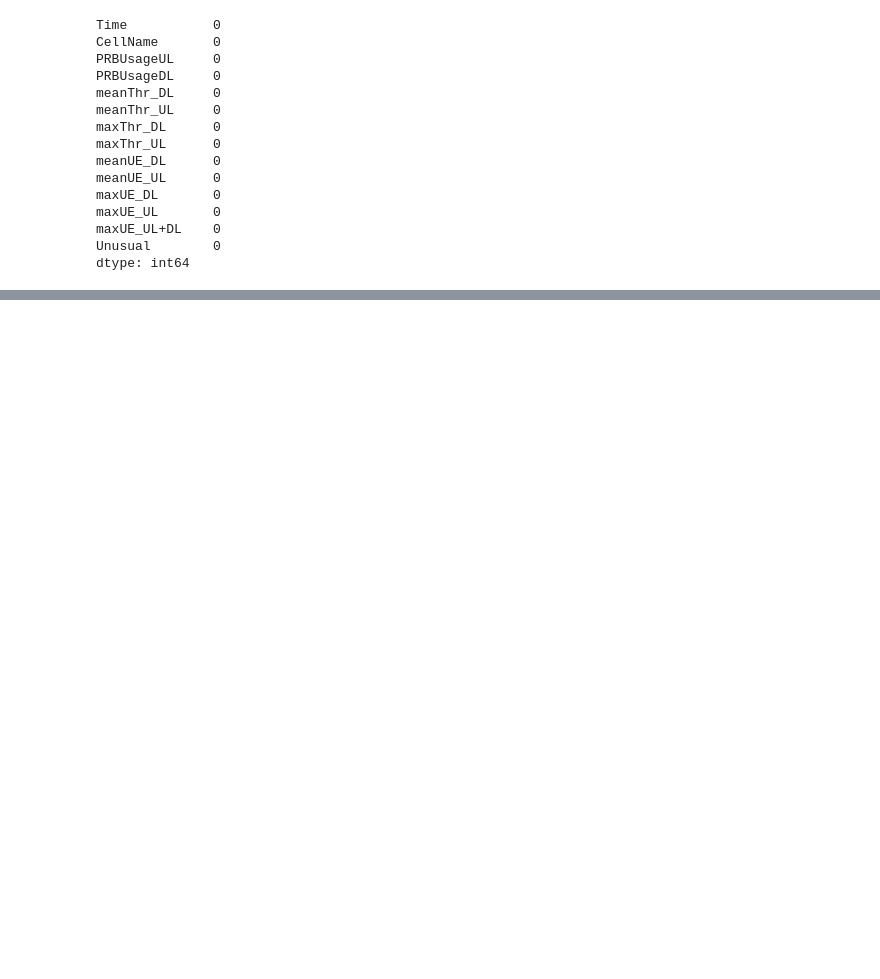
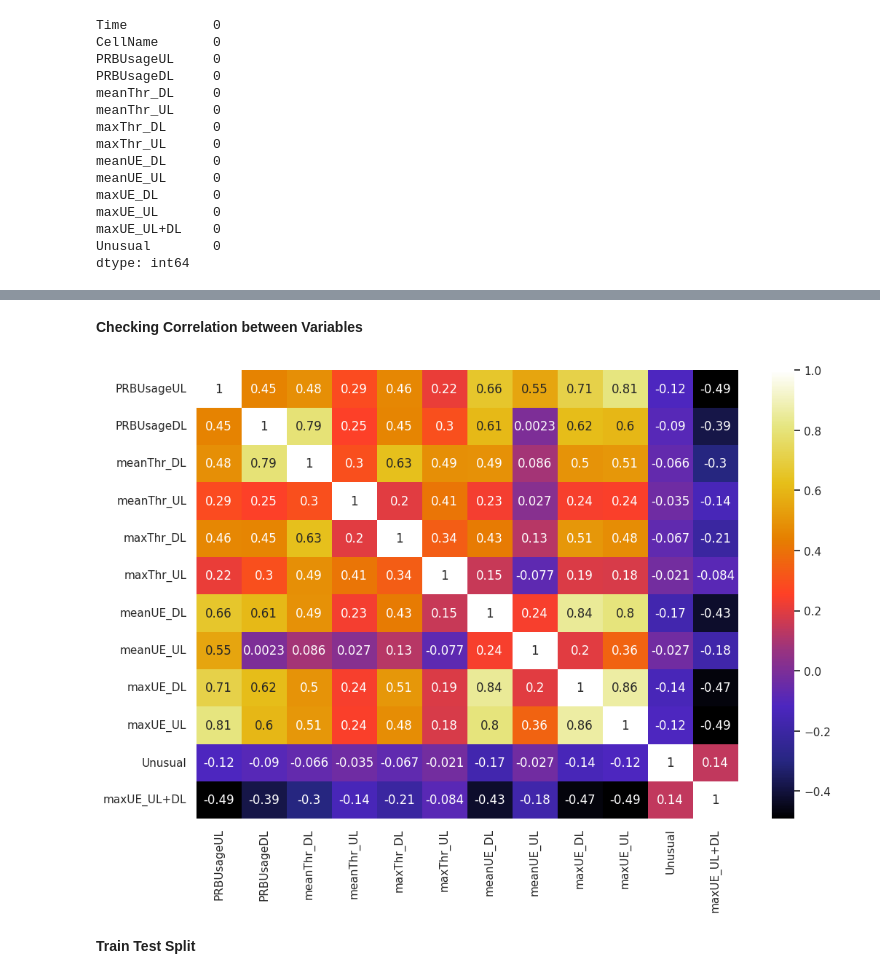
Before and after one commit to vengie/AML-3104--Neural-Networks-and-Deep-Learning, a Jupyter notebook: Anomaly_Detection_in_Cellular_network.ipynb, the cells around one changed output, grey strips where cells are left out. Drawn from its saved outputs; the diff is of its cells as text; code cells hidden in the pictures; blank space fills up the shorter version.

```diff
--- a/Anomaly_Detection_in_Cellular_network.ipynb
+++ b/Anomaly_Detection_in_Cellular_network.ipynb
@@ -252,0 +199,19 @@ df_test_clean.to_csv('/content/sample_data/clean_test.csv',index=False, header=T
+# %%
+from sklearn.preprocessing import LabelEncoder
+
+selected_data = df_train_clean['maxUE_UL+DL']
+
+le = LabelEncoder()
+le.fit(selected_data)
+transformed_data = le.transform(selected_data)
+# %%
+# removing the column 'maxUE_UL+DL' from df
+# as it is of no use now.
+df_train_clean.drop('maxUE_UL+DL', axis=1, inplace=True)
+
+# Appending the array to our dataFrame
+# with column name 'Job'
+df_train_clean['maxUE_UL+DL'] = transformed_data
+
+# printing Dataframe
+df_train_clean
@@ -252,0 +232,14 @@ df_test_clean.to_csv('/content/sample_data/clean_test.csv',index=False, header=T
+# %% [markdown]
+**Checking Correlation between Variables**
+# %%
+def plot_corr(df):
+    corr = df.corr()
+    sns.set_theme()
+    plt.figure(figsize = (12, 8))
+    sns.heatmap(corr, cbar=True, annot=True, cmap='CMRmap')
+
+plot_corr(df_train_clean)
+# %% [output]
+[figure, added]
+# %% [markdown]
+**Train Test Split**
```
Also changed, not shown: parts of 31 cells of this notebook.
